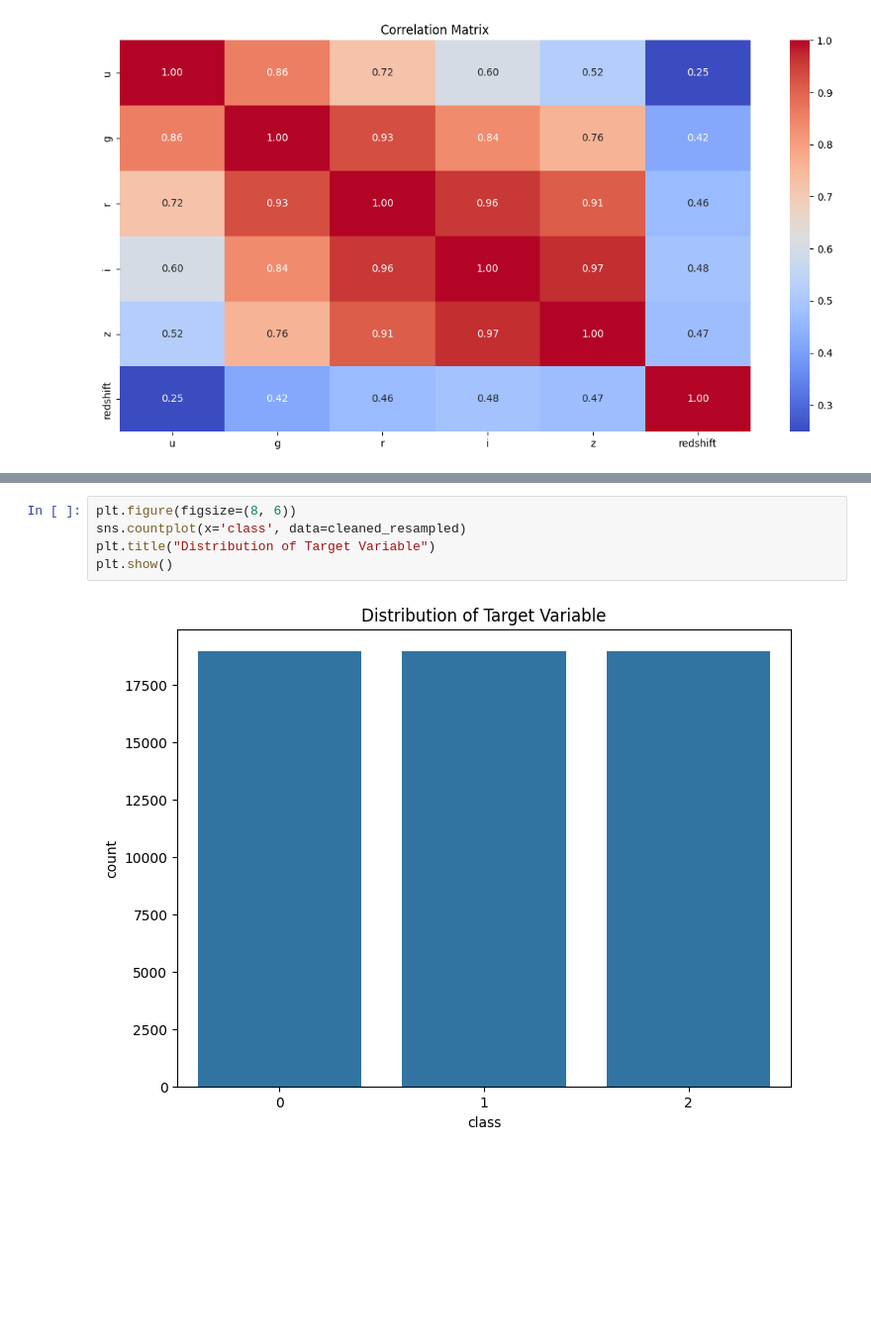
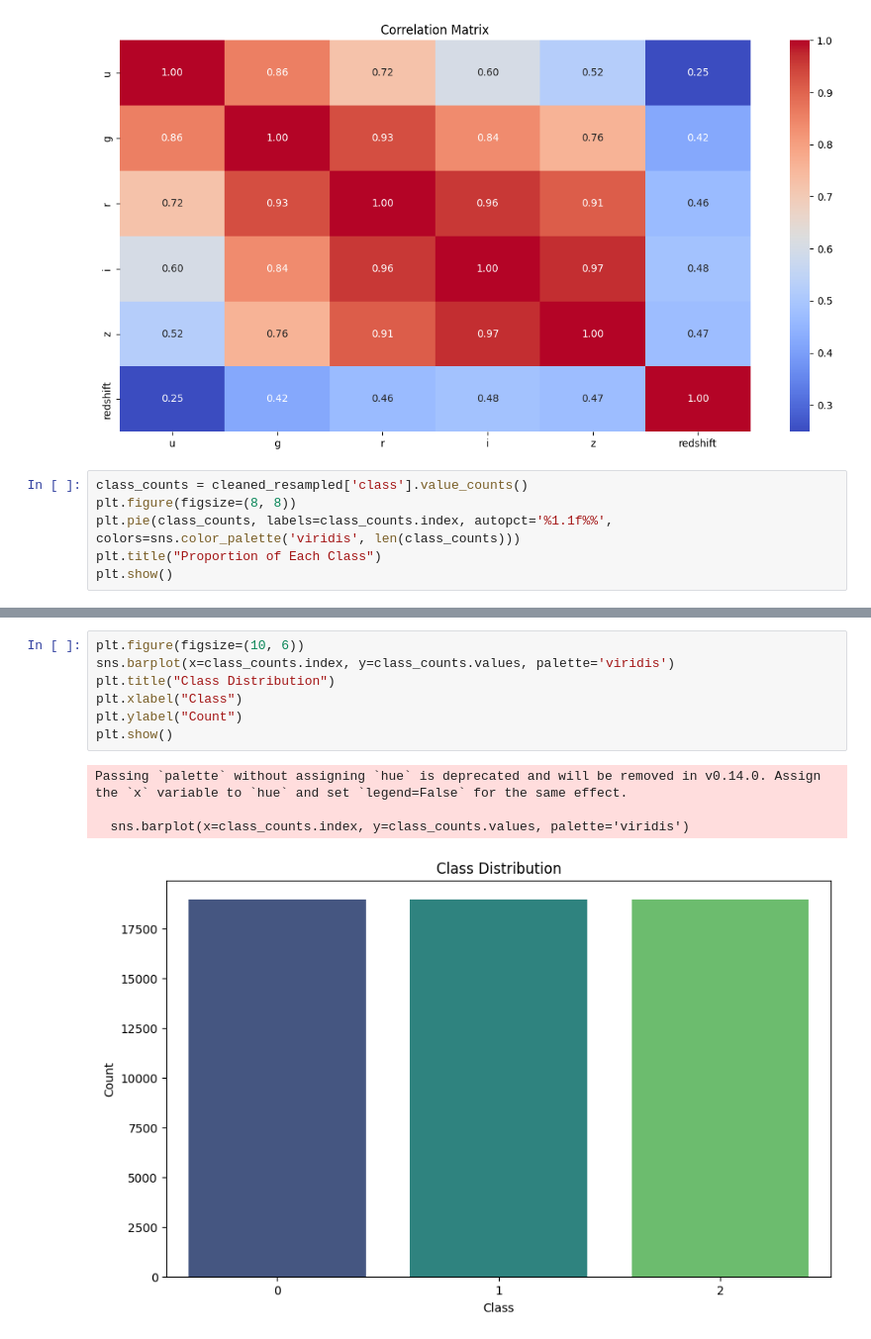
Before and after one commit to jonnneehh/STINTSY-MachineProject, a Jupyter notebook: datasetPreparation.ipynb, the cells around one changed output, grey strips where cells are left out. Shown at 99% size. Drawn from its saved outputs; the diff is of its cells as text; blank space fills up the shorter version.

```diff
--- a/datasetPreparation.ipynb
+++ b/datasetPreparation.ipynb
@@ -514,3 +494,9 @@ plt.title("Correlation Matrix")
 plt.show()
 # %% [output]
 [figure]
+# %%
+class_counts = cleaned_resampled['class'].value_counts()
+plt.figure(figsize=(8, 8))
+plt.pie(class_counts, labels=class_counts.index, autopct='%1.1f%%', colors=sns.color_palette('viridis', len(class_counts)))
+plt.title("Proportion of Each Class")
+plt.show()
@@ -517,7 +505,12 @@ plt.show()
 # %%
-plt.figure(figsize=(8, 6))
-sns.countplot(x='class', data=cleaned_resampled)
-plt.title("Distribution of Target Variable")
+plt.figure(figsize=(10, 6))
+sns.barplot(x=class_counts.index, y=class_counts.values, palette='viridis')
+plt.title("Class Distribution")
+plt.xlabel("Class")
+plt.ylabel("Count")
 plt.show()
 # %% [output]
+Passing `palette` without assigning `hue` is deprecated and will be removed in v0.14.0. Assign the `x` variable to `hue` and set `legend=False` for the same effect.
+
+  sns.barplot(x=class_counts.index, y=class_counts.values, palette='viridis')
-[figure, old version]
+[figure, new version]
```
Also changed, not shown: parts of 17 cells of this notebook.
